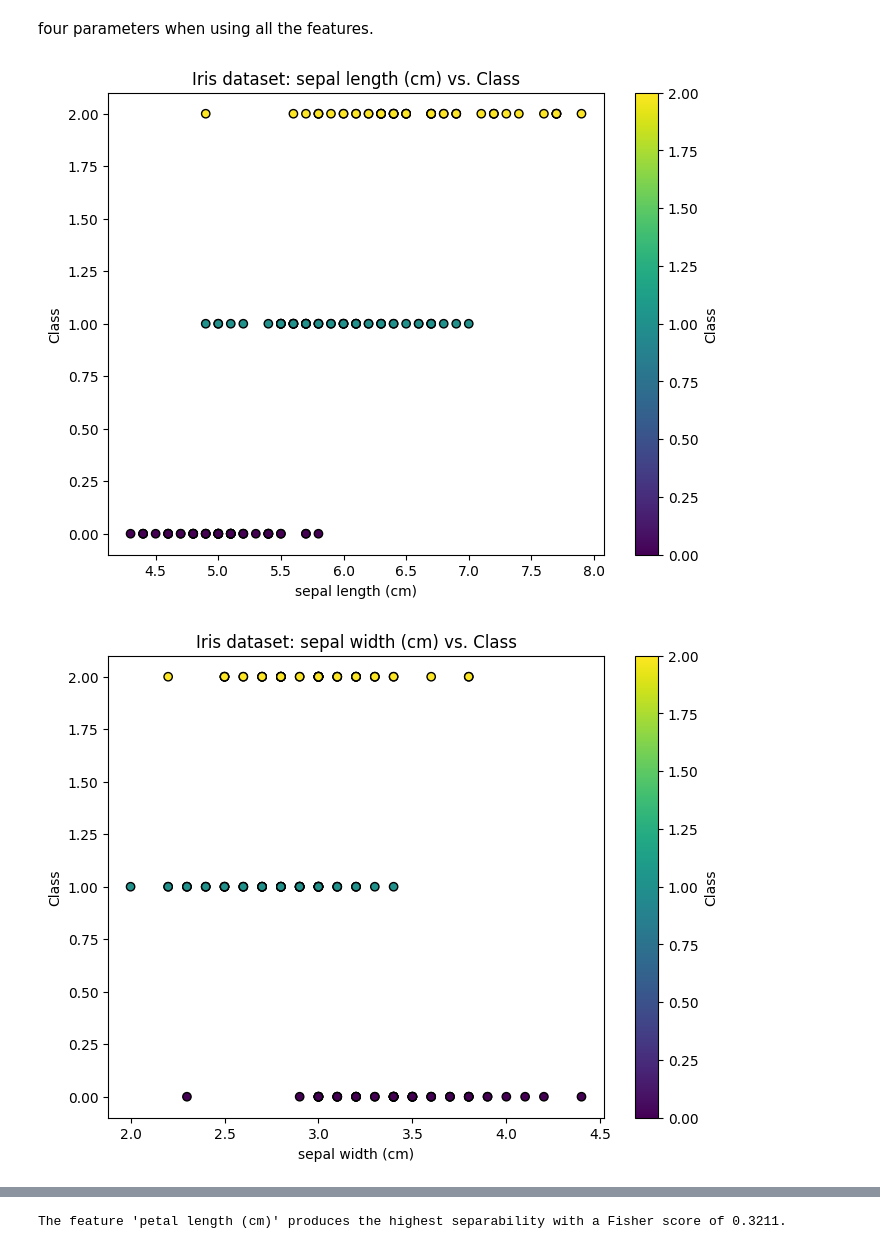
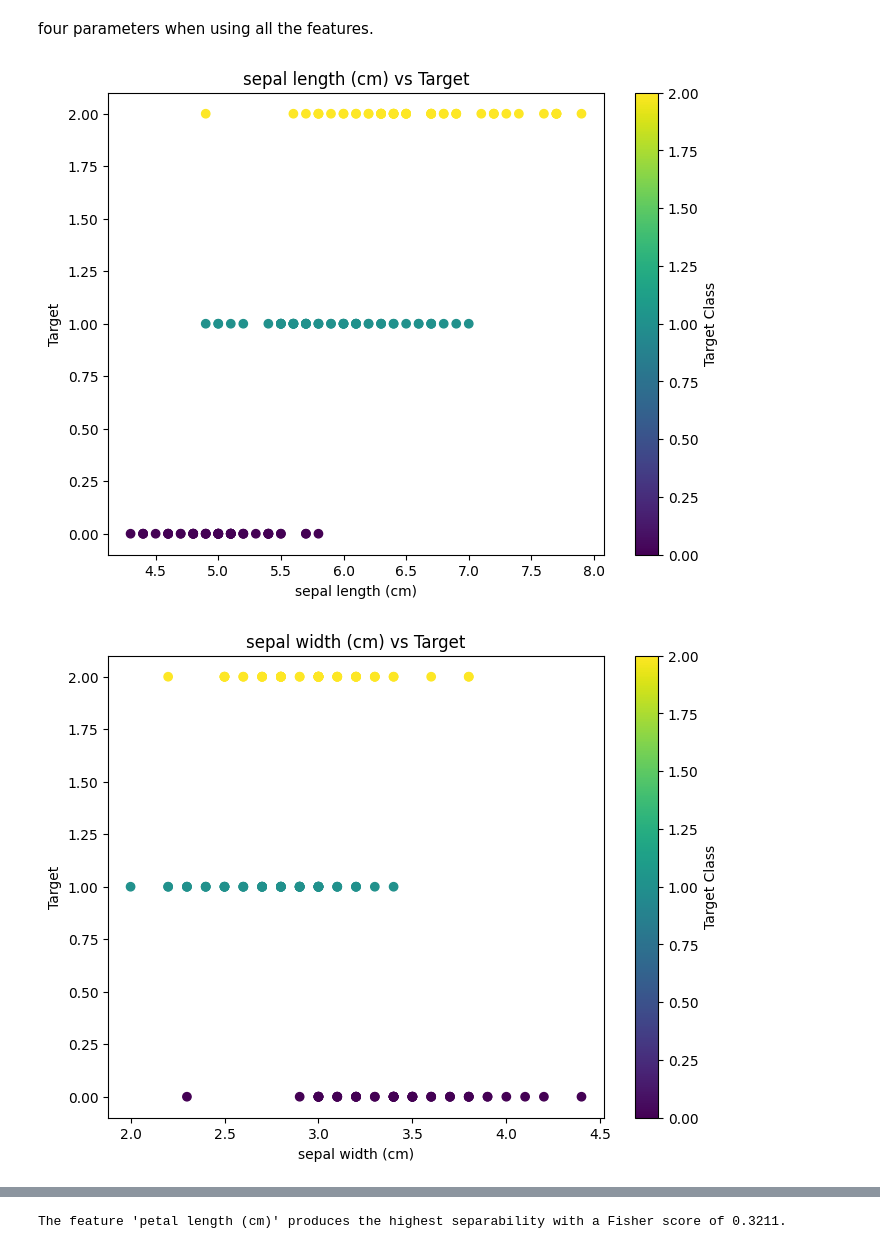
Before and after one commit to Is7ac/ML, a Jupyter notebook: lab3.ipynb, the cells around one changed output, grey strips where cells are left out. Saved outputs shown, nothing was run; the diff lists cells and outputs as text; code cells hidden in the pictures.

```diff
--- a/lab3.ipynb
+++ b/lab3.ipynb
@@ -24,16 +24,18 @@ Shape of target variable (y): (150,)
 # %% [markdown]
 four parameters when using all the features.
 # %%
-# Plot each feature against the label
+# Get feature names
 feature_names = iris_data.feature_names
-for i in range(X.shape[1]):  # Iterate through each feature
+
+# Plot each feature against the target
+for i in range(len(feature_names)):
     plt.figure(figsize=(8, 6))
-    plt.scatter(X[:, i], y, c=y, cmap='viridis', edgecolor='k')
+    plt.scatter(X[:, i], y, c=y, cmap='viridis')
     plt.xlabel(feature_names[i])
-    plt.ylabel('Class')
-    plt.title(f'Iris dataset: {feature_names[i]} vs. Class')
-    plt.colorbar(label='Class')
+    plt.ylabel('Target')
+    plt.title(f"{feature_names[i]} vs Target")
+    plt.colorbar(label='Target Class')
     plt.show()
 # %% [output]
-[figure, old version]
+[figure, new version]
-[figure, old version]
+[figure, new version]
```
Also changed, not shown: parts of 7 cells of this notebook.
